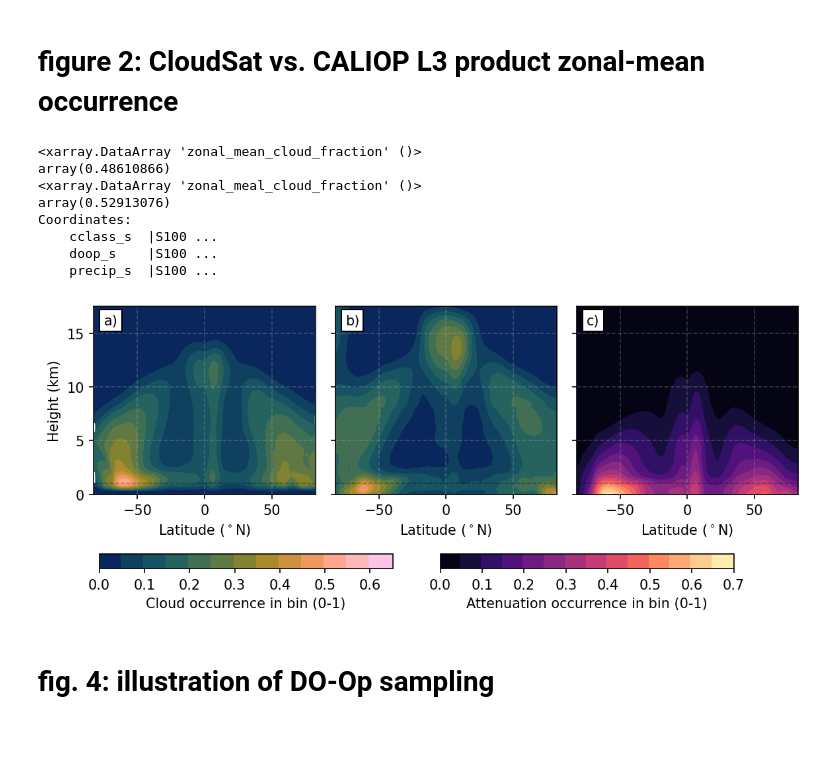
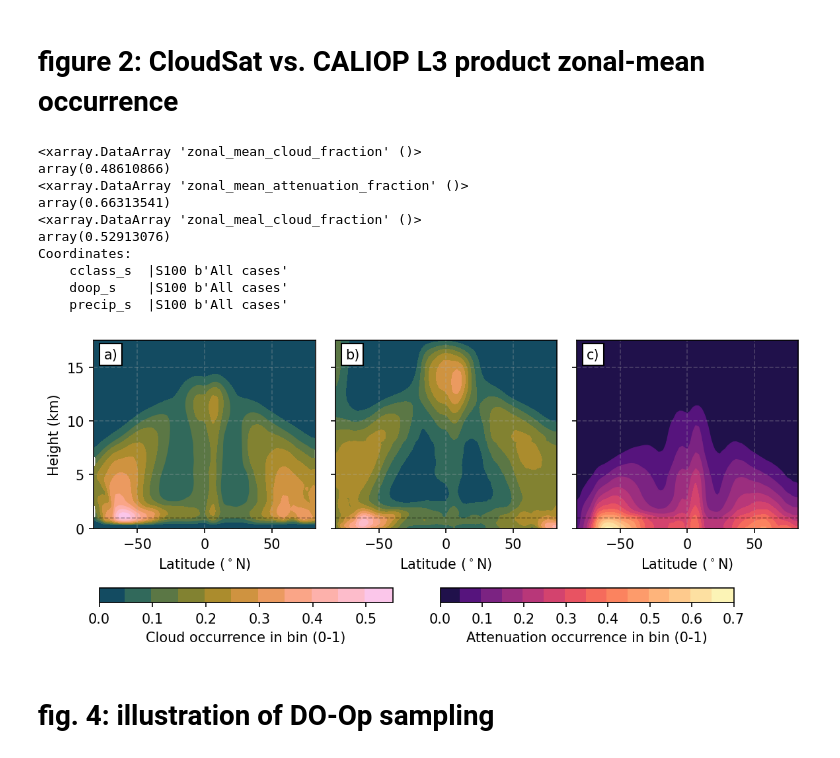
Before and after one commit to bertrandclim/essd2023, a Jupyter notebook: 9-4-2_ESSD-figs-export_jun20.ipynb, the cells around one changed output. Cells and saved outputs as stored; diff of their text form; code cells hidden in the pictures.

Commit message:
new colorbar norm for readability

```diff
--- a/9-4-2_ESSD-figs-export_jun20.ipynb
+++ b/9-4-2_ESSD-figs-export_jun20.ipynb
@@ -85,11 +86,16 @@ cal_months, cs_months = cal.time, cs.time
 cal, cs = cal.mean(dim='time'),cs.mean(dim='time')
 # %%
 fig,axes = plt.subplots(1,3,dpi=150,figsize=(8,3),sharex=True,sharey=True)
-cldlvs = np.arange(0,0.7,0.05)
+cldlvs = np.arange(0,0.6,0.05)
+#norm=mcolors.PowerNorm(gamma=0.8,vmin=0.025,vmax=0.575) #get 0 as darkest color (jump)
+
+#use a power-law color map norm to keep the darker colors from dominating the figure
+norm = lambda vmin,vmax: mcolors.PowerNorm(gamma=0.6,vmin=vmin,vmax=vmax)
 #subplot 2
 vcf = cal['zonal_mean_cloud_fraction']
 print(np.max(vcf))
-im = axes[1].contourf(vcf.Latitude_Midpoint,vcf.Altitude_Midpoint,vcf.T,levels=cldlvs,cmap=cmc.batlow)
+im = axes[1].contourf(vcf.Latitude_Midpoint,vcf.Altitude_Midpoint,vcf.T,levels=10,cmap=cmc.batlow,
+                      norm=norm(0,0.55))
 axes[1].text(-75,15.8, 'b)', #style='bold',
         bbox={'facecolor': 'white', 'alpha': 1, 'pad': 3})
 for c in im.collections: #fix PDF white line aliasing
@@ -98,7 +104,9 @@ for c in im.collections: #fix PDF white line aliasing
 #subplot 3
 vcf = cal['zonal_mean_attenuation_fraction']
 alt = cal.Altitude_Midpoint
-im2 = axes[2].contourf(vcf.Latitude_Midpoint,alt,vcf.T,levels=np.arange(0,0.75,0.05),cmap='magma')
+print(np.max(vcf))
+im2 = axes[2].contourf(vcf.Latitude_Midpoint,alt,vcf.T,levels=np.arange(0,0.75,0.05),cmap='magma',
+                      norm=norm(0,0.7))
 axes[2].text(-75,15.8, 'c)', #style='bold',
         bbox={'facecolor': 'white', 'alpha': 1, 'pad': 3})
 for c in im2.collections: #fix PDF white line aliasing
@@ -107,44 +115,46 @@ for c in im2.collections: #fix PDF white line aliasing
 #subplot 1
 vcf = cs.zonal_meal_cloud_fraction
 print(np.max(vcf))
-im = axes[0].contourf(vcf.Latitude,vcf.Height/1e3,vcf.T,levels=cldlvs,cmap=cmc.batlow)
+im = axes[0].contourf(vcf.Latitude,vcf.Height/1e3,vcf.T,levels=10,cmap=cmc.batlow,norm=norm(0,0.55))
 axes[0].text(-75,15.8, 'a)', #style='bold',
         bbox={'facecolor': 'white', 'alpha': 1, 'pad': 3})
 axes[0].set_ylim(0,17.5)
 axes[0].set_xlim(-82.5,82.5)
 axes[0].set_ylabel('Height (km)')
 for c in im.collections: #fix PDF white line aliasing
     c.set_edgecolor("face")
 [ax.grid(which='both',alpha=0.3,ls='--') for ax in axes]
 [ax.set_xlabel(r'Latitude ($^\circ{\mathrm{N}}$)') for ax in axes]
 fig.tight_layout()
 
 #add hlines at 1 km
-[ax.axhline(1,ls='--',c='k',alpha=0.3,lw=0.75) for ax in axes]
+[ax.axhline(0.960,ls='--',c='k',alpha=0.3,lw=0.75) for ax in axes]
 
 #add colorbars
 fig.subplots_adjust(bottom=0.3)
 cbar_ax0 = fig.add_axes([0.1, 0.05, 0.37, 0.05])
 cb = fig.colorbar(im, cax=cbar_ax0,orientation='horizontal')
 cb.solids.set_edgecolor("face") #get rid of white lines between levels in PDF
 cb.set_label('Cloud occurrence in bin (0-1)')
 cbar_ax1 = fig.add_axes([0.53, 0.05, 0.37, 0.05])
 cb = fig.colorbar(im2, cax=cbar_ax1,orientation='horizontal')
 cb.solids.set_edgecolor("face") #get rid of white lines between levels in PDF
 cb.set_label('Attenuation occurrence in bin (0-1)')
 #ax.set_title('Vertical Zonal Cloud Fraction')
 #ax.set_xlabel(r'latitude ($^\circ$N)')
-fig.savefig('9-4-2_rmcp_cal3d_zonalmean_2007_withattenuation.pdf',facecolor='white',transparent=False,bbox_inches='tight')
+fig.savefig('9-4-2_rmcp_cal3d_zonalmean_2007_withattenuation_newcolor.pdf',facecolor='white',transparent=False,bbox_inches='tight')
 # %% [output]
 <xarray.DataArray 'zonal_mean_cloud_fraction' ()>
 array(0.48610866)
+<xarray.DataArray 'zonal_mean_attenuation_fraction' ()>
+array(0.66313541)
 <xarray.DataArray 'zonal_meal_cloud_fraction' ()>
 array(0.52913076)
 Coordinates:
-    cclass_s  |S100 ...
-    doop_s    |S100 ...
-    precip_s  |S100 ...
+    cclass_s  |S100 b'All cases'
+    doop_s    |S100 b'All cases'
+    precip_s  |S100 b'All cases'
-[figure, old version]
+[figure, new version]
 # %% [markdown]
 # fig. 4: illustration of DO-Op sampling
 # %%
```
Also changed, not shown: parts of 6 cells of this notebook, 1 other file.
